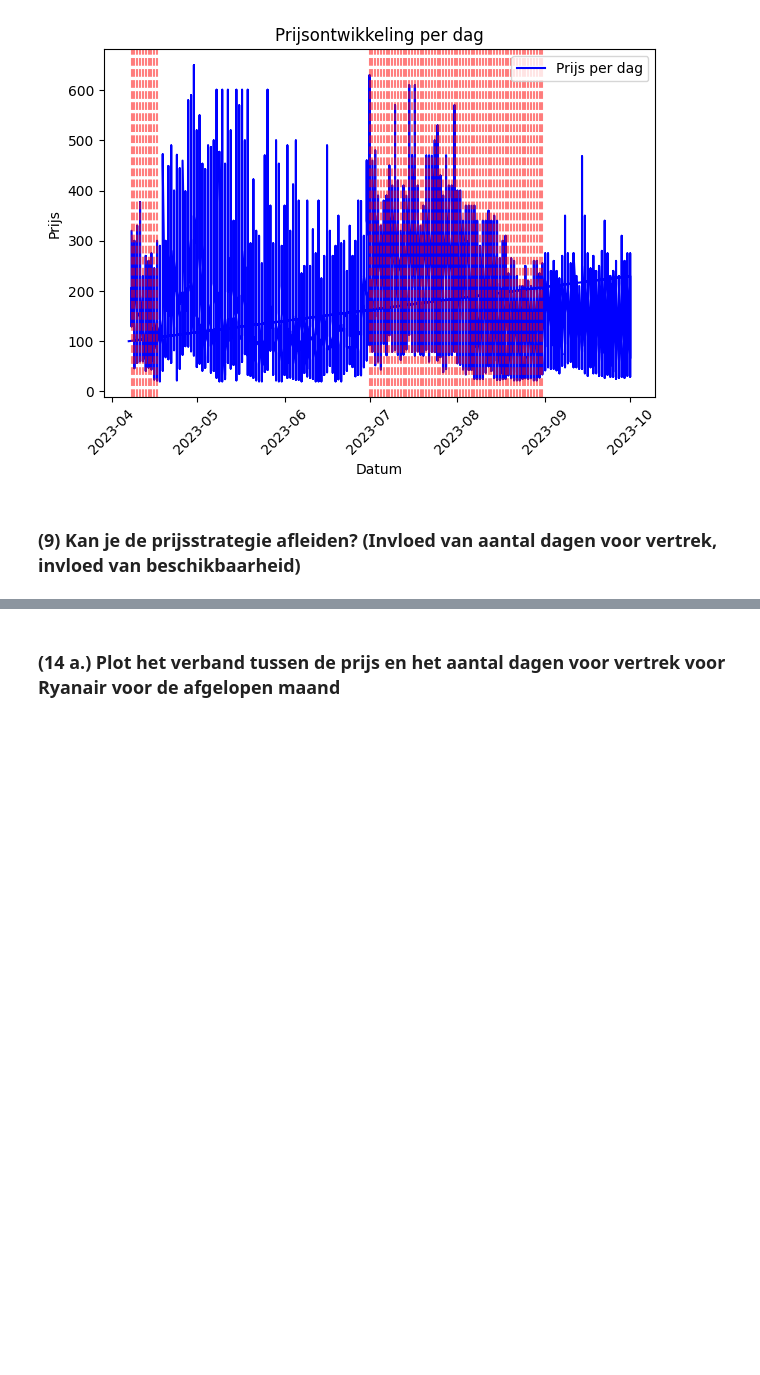
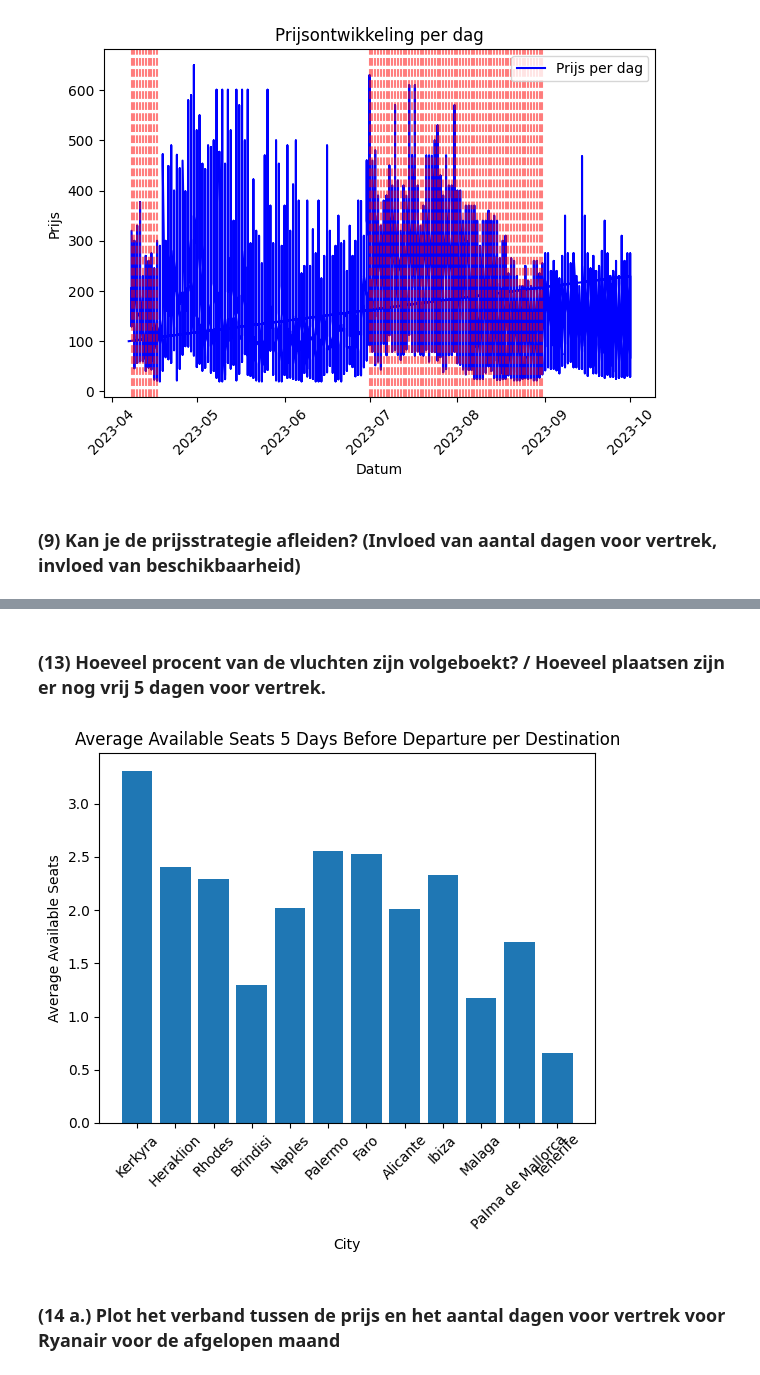
Before and after one commit to Floris-Buyse-FB/Data-Engineering-Project, a Jupyter notebook: analyse.ipynb, the cells around one changed output, grey strips where cells are left out. Drawn from its saved outputs; the diff is of its cells as text; code cells hidden in the pictures; blank space fills up the shorter version.

```diff
--- a/analyse.ipynb
+++ b/analyse.ipynb
@@ -180,3 +204,26 @@ plt.show()
+# %% [markdown]
+### (13) Hoeveel procent van de vluchten zijn volgeboekt? / Hoeveel plaatsen zijn er nog vrij 5 dagen voor vertrek.
+# %%
+from datetime import timedelta
+
+depDate = pd.to_datetime(df_fact_flights['departureDateID'], unit='s')
+scrapeDate = pd.to_datetime(df_fact_flights['scrapeDateID'], unit='s')
+
+filtered_df = df_fact_flights[depDate - scrapeDate == timedelta(days=5)]
+grouped_df = filtered_df.groupby('arrAirportID')
+
+average_available_seats_per_destination = grouped_df['availableSeats'].mean()
+
+city_names = df_airport[df_airport['airportID'].isin(average_available_seats_per_destination.index)]['city']
+
+plt.bar(city_names, average_available_seats_per_destination)
+plt.xlabel('City')
+plt.ylabel('Average Available Seats')
+plt.title('Average Available Seats 5 Days Before Departure per Destination')
+plt.xticks(rotation=45)
+plt.show()
+# %% [output]
+[figure, added]
 # %% [markdown]
 ### (14 a.)  Plot het verband tussen de prijs en het aantal dagen voor vertrek voor Ryanair voor de afgelopen maand
 # %% [markdown]
```
Also changed, not shown: parts of 3 cells of this notebook.
